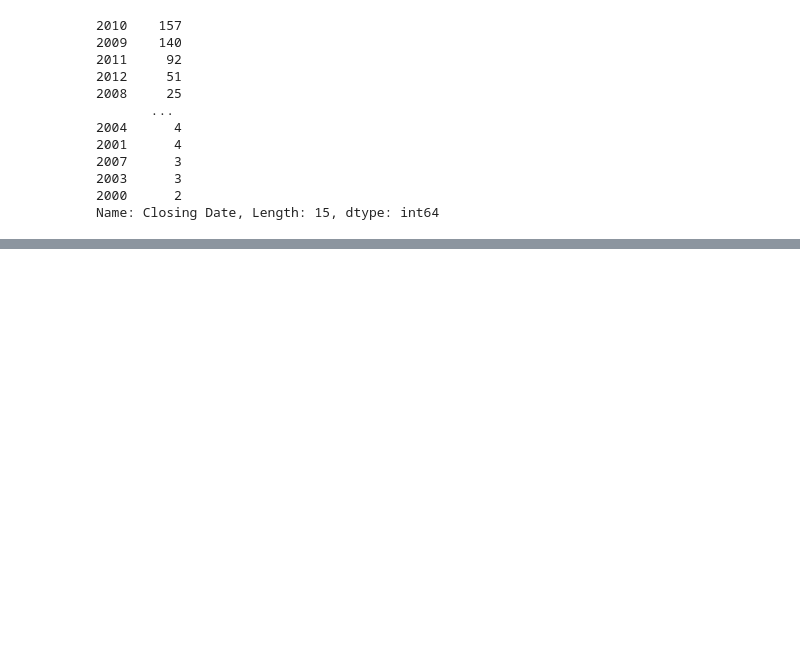
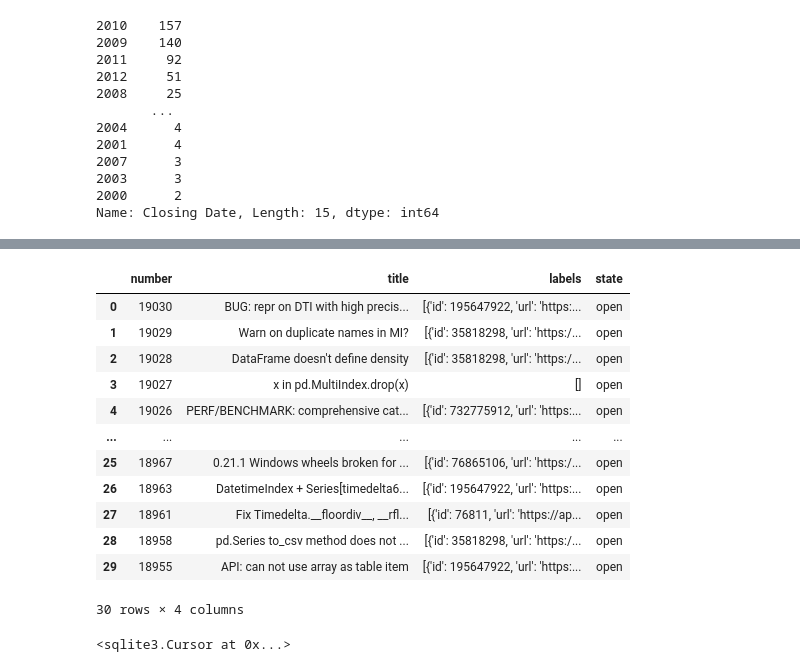
Before and after one commit to RookieDay/py_basic, a Jupyter notebook: pydata-notebook/00_process.ipynb, the cells around one changed output, grey strips where cells are left out. Cells and saved outputs as stored; diff of their text form; code cells hidden in the pictures; blank space fills up the shorter version.

```diff
--- a/pydata-notebook/00_process.ipynb
+++ b/pydata-notebook/00_process.ipynb
@@ -734,0 +821,6 @@ Name: Closing Date, Length: 15, dtype: int64
+# %%
+url = 'https://api.github.com/repos/pandas-dev/pandas/issues'
+# %%
+rep = requests.get(url)
+# %%
+data = rep.json()
@@ -734,0 +847,18 @@ Name: Closing Date, Length: 15, dtype: int64
+# %%
+issues = pd.DataFrame(data, columns=['number', 'title',
+                                    'labels', 'state'])
+issues
+# %% [output]
+|  | number | title | labels | state |
+| 0 | 19030 | BUG: repr on DTI with high precis... | [{'id': 195647922, 'url': 'https:... | open |
+| 1 | 19029 | Warn on duplicate names in MI? | [{'id': 35818298, 'url': 'https:/... | open |
+| 2 | 19028 | DataFrame doesn't define density | [{'id': 35818298, 'url': 'https:/... | open |
+| 3 | 19027 | x in pd.MultiIndex.drop(x) | [] | open |
+| 4 | 19026 | PERF/BENCHMARK: comprehensive cat... | [{'id': 732775912, 'url': 'https:... | open |
+| ... | ... | ... | ... | ... |
+| 25 | 18967 | 0.21.1 Windows wheels broken for ... | [{'id': 76865106, 'url': 'https:/... | open |
+| 26 | 18963 | DatetimeIndex + Series[timedelta6... | [{'id': 195647922, 'url': 'https:... | open |
+| 27 | 18961 | Fix Timedelta.__floordiv__, __rfl... | [{'id': 76811, 'url': 'https://ap... | open |
+| 28 | 18958 | pd.Series to_csv method does not ... | [{'id': 35818298, 'url': 'https:/... | open |
+| 29 | 18955 | API: can not use array as table item | [{'id': 195647922, 'url': 'https:... | open |
+30 rows × 4 columns
@@ -734,0 +875,4 @@ Name: Closing Date, Length: 15, dtype: int64
+# %%
+con.execute(query)
+# %% [output]
+<sqlite3.Cursor at 0x...>
```
Also changed, not shown: parts of 78 cells of this notebook, 6 other files.
